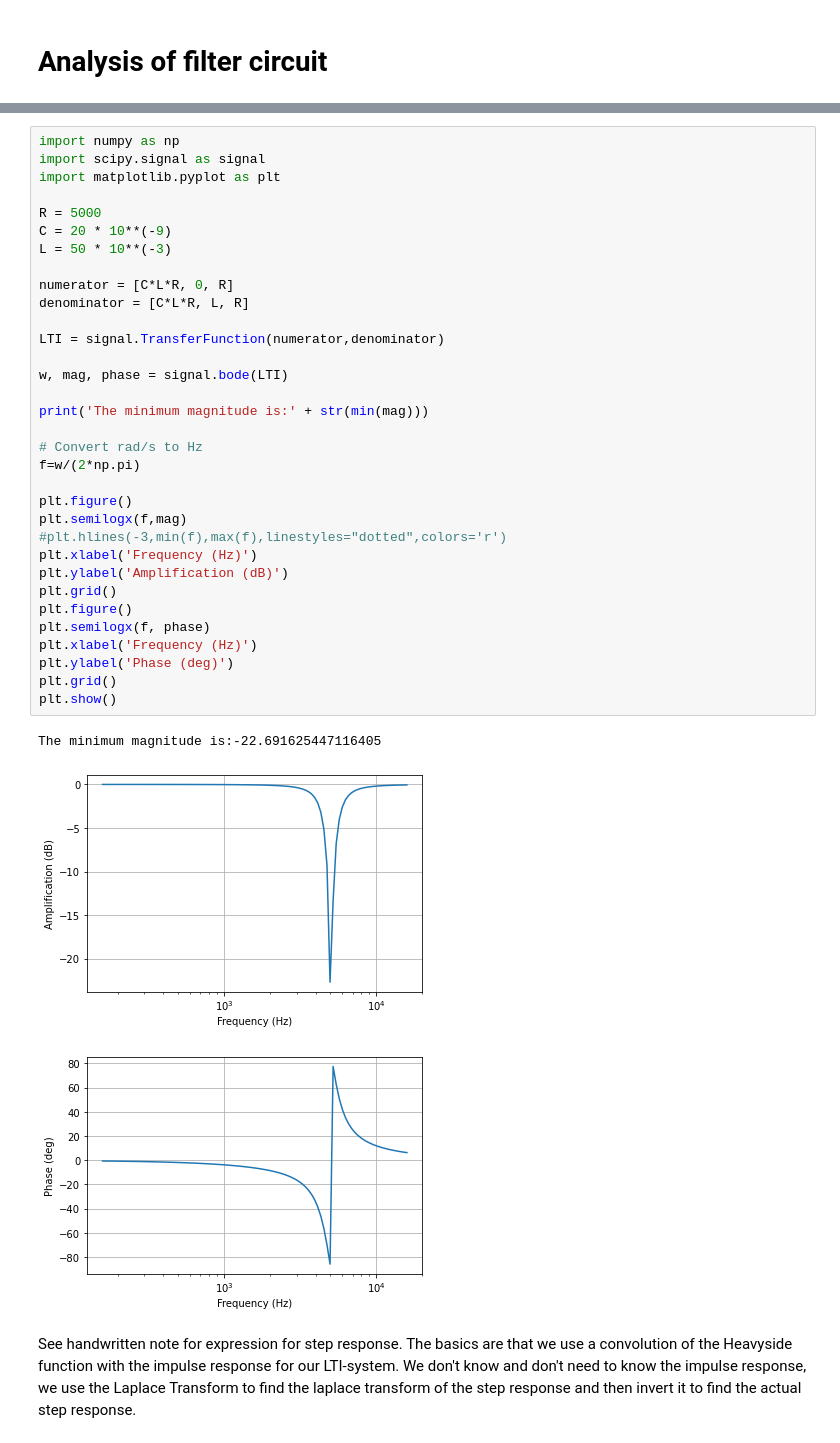
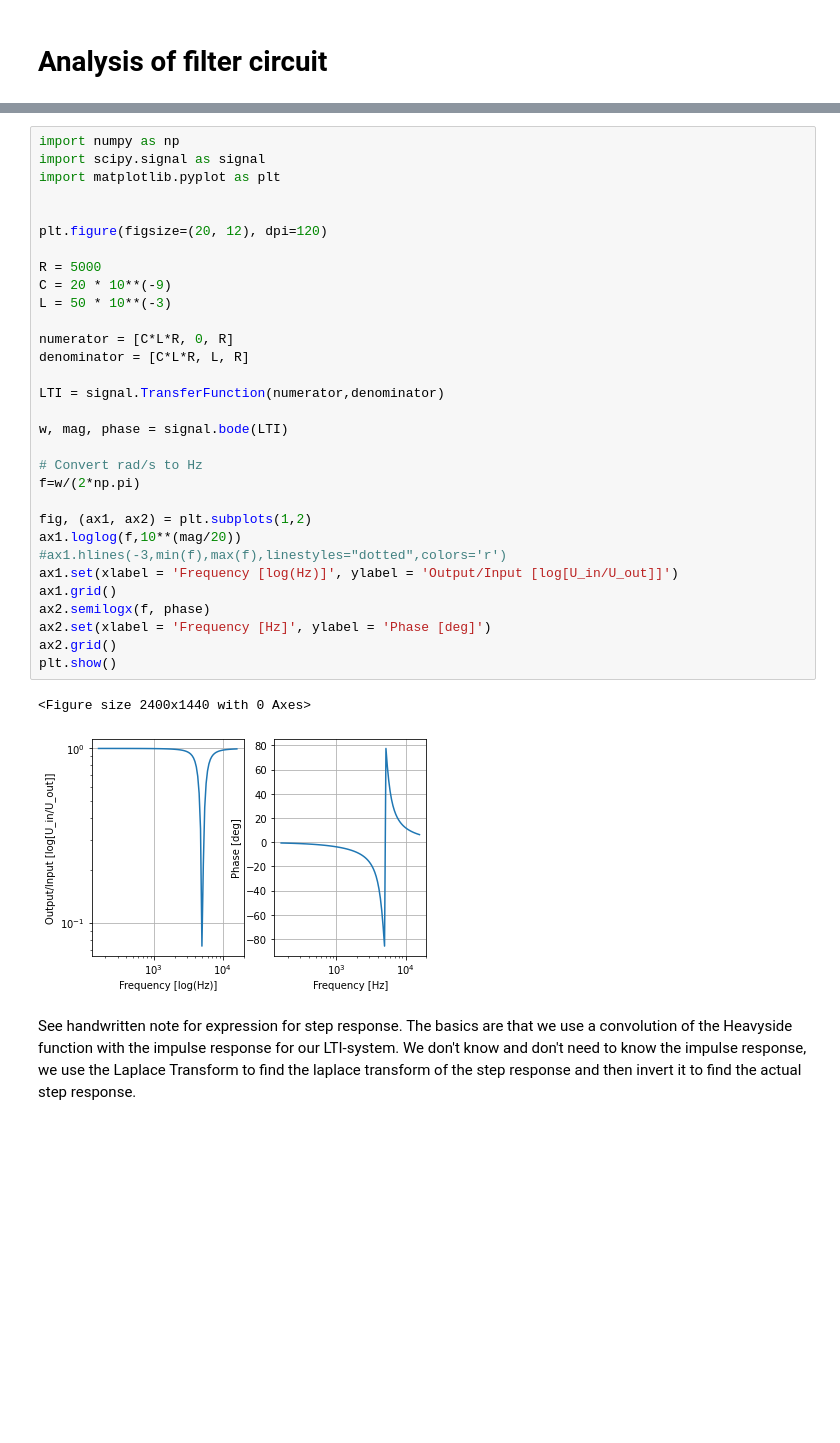
Before and after one commit to kr4ften/TransformProject, a Jupyter notebook: main.ipynb, the cells around one changed output, grey strips where cells are left out. Cells and saved outputs as stored; diff of their text form; blank space fills up the shorter version.

```diff
--- a/main.ipynb
+++ b/main.ipynb
@@ -11,40 +11,37 @@ $$H(s) = \frac{u_{in}}{u_{out}} =  \frac{CLR \cdot s^2 + R}{CLR \cdot s^2 + Ls +
 # %%
 import numpy as np
 import scipy.signal as signal
 import matplotlib.pyplot as plt
+
+
+plt.figure(figsize=(20, 12), dpi=120)
 
 R = 5000
 C = 20 * 10**(-9)
 L = 50 * 10**(-3)
 
 numerator = [C*L*R, 0, R]
 denominator = [C*L*R, L, R]
 
 LTI = signal.TransferFunction(numerator,denominator)
 
 w, mag, phase = signal.bode(LTI)
 
-print('The minimum magnitude is:' + str(min(mag)))
-
 # Convert rad/s to Hz
 f=w/(2*np.pi)
 
-plt.figure()
-plt.semilogx(f,mag)
-#plt.hlines(-3,min(f),max(f),linestyles="dotted",colors='r')
-plt.xlabel('Frequency (Hz)')
-plt.ylabel('Amplification (dB)')
-plt.grid()
-plt.figure()
-plt.semilogx(f, phase)
-plt.xlabel('Frequency (Hz)')
-plt.ylabel('Phase (deg)')
-plt.grid()
+fig, (ax1, ax2) = plt.subplots(1,2)
+ax1.loglog(f,10**(mag/20))
+#ax1.hlines(-3,min(f),max(f),linestyles="dotted",colors='r')
+ax1.set(xlabel = 'Frequency [log(Hz)]', ylabel = 'Output/Input [log[U_in/U_out]]')
+ax1.grid()
+ax2.semilogx(f, phase)
+ax2.set(xlabel = 'Frequency [Hz]', ylabel = 'Phase [deg]')
+ax2.grid()
 plt.show()
 # %% [output]
-The minimum magnitude is:-22.691625447116405
+<Figure size 2400x1440 with 0 Axes>
-[figure, old version]
+[figure, new version]
-[figure, removed]
 # %% [markdown]
 See handwritten note for expression for step response. The basics are that we use a convolution of the Heavyside function with the impulse response for our LTI-system. We don't know and don't need to know the impulse response, we use the Laplace Transform to find the laplace transform of the step response and then invert it to find the actual step response.
 # %%
```
Also changed, not shown: parts of 1 cell of this notebook.
